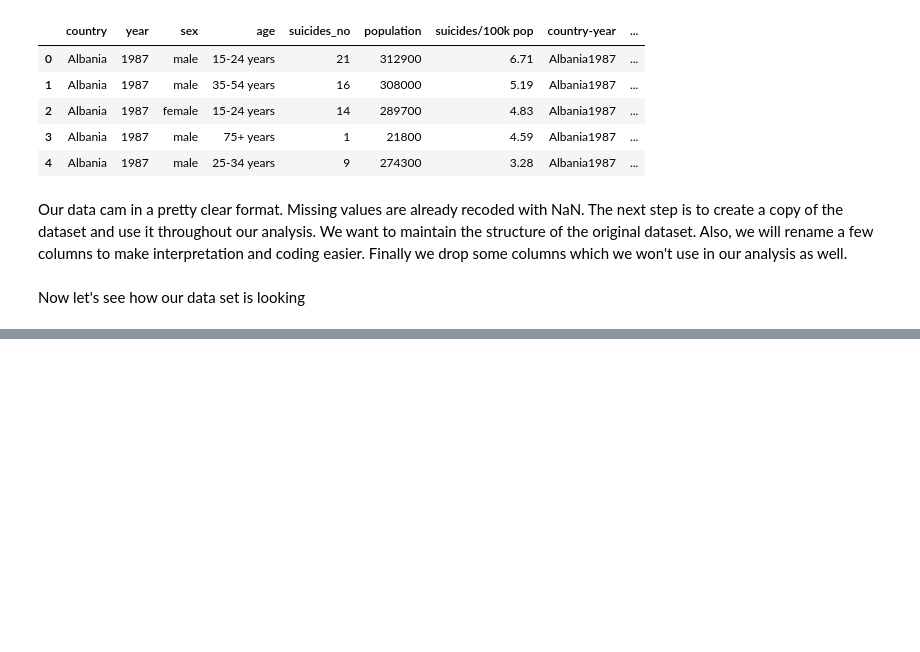
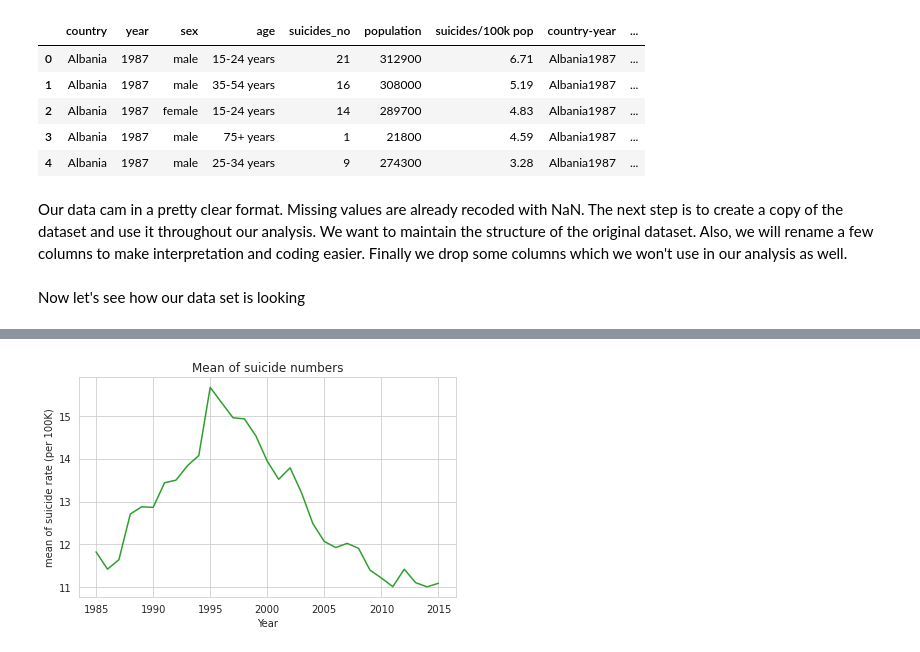
Before and after one commit to KwekuYamoah/Suicide-and-GDP-Case-Study, a Jupyter notebook: Suicide_and_GDP_Case_Study.ipynb, the cells around one changed output, grey strips where cells are left out. Saved outputs shown, nothing was run; the diff lists cells and outputs as text; code cells hidden in the pictures; blank space fills up the shorter version.

```diff
--- a/Suicide_and_GDP_Case_Study.ipynb
+++ b/Suicide_and_GDP_Case_Study.ipynb
@@ -149,0 +221,3 @@ df.head()
+# %%
+#Dropping the year "2016"
+df = df.query('year !=2016')
@@ -149,0 +281,27 @@ df.head()
+# %%
+fullDF = df
+# Grouping by year
+fullDF_by_year = fullDF.groupby('year')
+suicide_by_year = fullDF_by_year['suicides_per_100k']
+suicide_mean = suicide_by_year.mean()
+
+# Function to decorate plot
+def decorate(**options):
+    """Decorate the current axes.
+    Call decorate with keyword arguments like
+    decorate(title='Title',
+             xlabel='x',
+             ylabel='y')
+    The keyword arguments can be any of the axis properties
+    https://matplotlib.org/api/axes_api.html
+    """
+    plt.gca().set(**options)
+    plt.tight_layout()
+
+
+suicide_mean.plot(color='C2', label='suicide numbers')
+decorate(xlabel='Year',
+         ylabel='mean of suicide rate (per 100K)',
+         title='Mean of suicide numbers')
+# %% [output]
+[figure, added]
```
Also changed, not shown: parts of 27 cells of this notebook.
